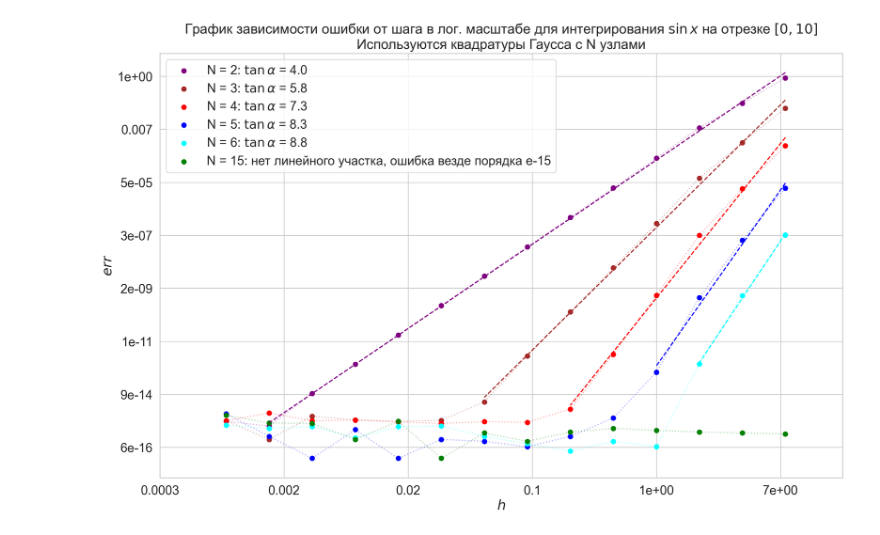
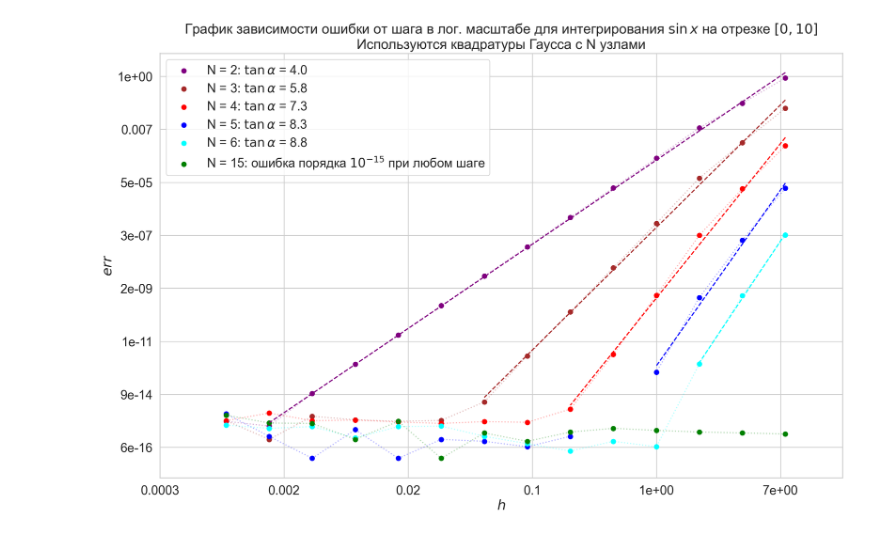
Before and after one commit to kekoveca/CompMathPSAT, a Jupyter notebook: post_proccessing/IntegrationFolder/IntegrationProcessing.ipynb, the cells around one changed output. Cells and saved outputs as stored; diff of their text form; code cells hidden in the pictures.

```diff
--- a/post_proccessing/IntegrationFolder/IntegrationProcessing.ipynb
+++ b/post_proccessing/IntegrationFolder/IntegrationProcessing.ipynb
@@ -53,32 +53,32 @@ plt.plot(x_data, y_data2, c = 'purple', linestyle = ':', alpha = 0.3)
 plt.plot(x_data[:-1], y_2, c = 'purple', linestyle = '--')
 
 plt.scatter(x_data, y_data3, c = 'brown', label = f'N = 3: $\\tan \\alpha$ = {k3:.1f}')
 plt.plot(x_data, y_data3, c = 'brown', linestyle = ':', alpha = 0.3)
 plt.plot(x_data[:8], y_3, c = 'brown', linestyle = '--')
 
 plt.scatter(x_data, y_data4, c = 'red', label = f'N = 4: $\\tan \\alpha$ = {k4:.1f}')
 plt.plot(x_data, y_data4, c = 'red', linestyle = ':', alpha = 0.3)
 plt.plot(x_data[:6], y_4, c = 'red', linestyle = '--')
 
 plt.scatter(x_data, y_data5, c = 'blue', label = f'N = 5: $\\tan \\alpha$ = {k5:.1f}')
 plt.plot(x_data, y_data5, c = 'blue', linestyle = ':', alpha = 0.3)
 plt.plot(x_data[:4], y_5, c = 'blue', linestyle = '--')
 
 plt.scatter(x_data, y_data6, c = 'cyan', label = f'N = 6: $\\tan \\alpha$ = {k6:.1f}')
 plt.plot(x_data, y_data6, c = 'cyan', linestyle = ':', alpha = 0.3)
 plt.plot(x_data[:3], y_6, c = 'cyan', linestyle = '--')
 
 
-plt.scatter(x_data, y_data15, c = 'green', label = f'N = 15: нет линейного участка, ошибка везде порядка e-15')
+plt.scatter(x_data, y_data15, c = 'green', label = f'N = 15: ошибка порядка $10^{{-15}}$ при любом шаге')
 plt.plot(x_data, y_data15, c = 'green', linestyle = ':', alpha = 0.3)
 
 ax.yaxis.set_major_formatter(lambda x, pos: f'{np.exp(x):.1}')
 ax.xaxis.set_major_formatter(lambda x, pos: f'{np.exp(x):.1}')
 
 plt.title('График зависимости ошибки от шага в лог. масштабе для интегрирования $\sin x$ на отрезке $[0, 10]$\nИспользуются квадратуры Гаусса с N узлами')
 plt.legend(loc = 'upper left')
 plt.xlabel('$h$')
 plt.ylabel('$err$')
 plt.savefig(f'plot')
 # %% [output]
-[figure, old version]
+[figure, new version]
```
Also changed, not shown: parts of 2 cells of this notebook, 4 other files.
